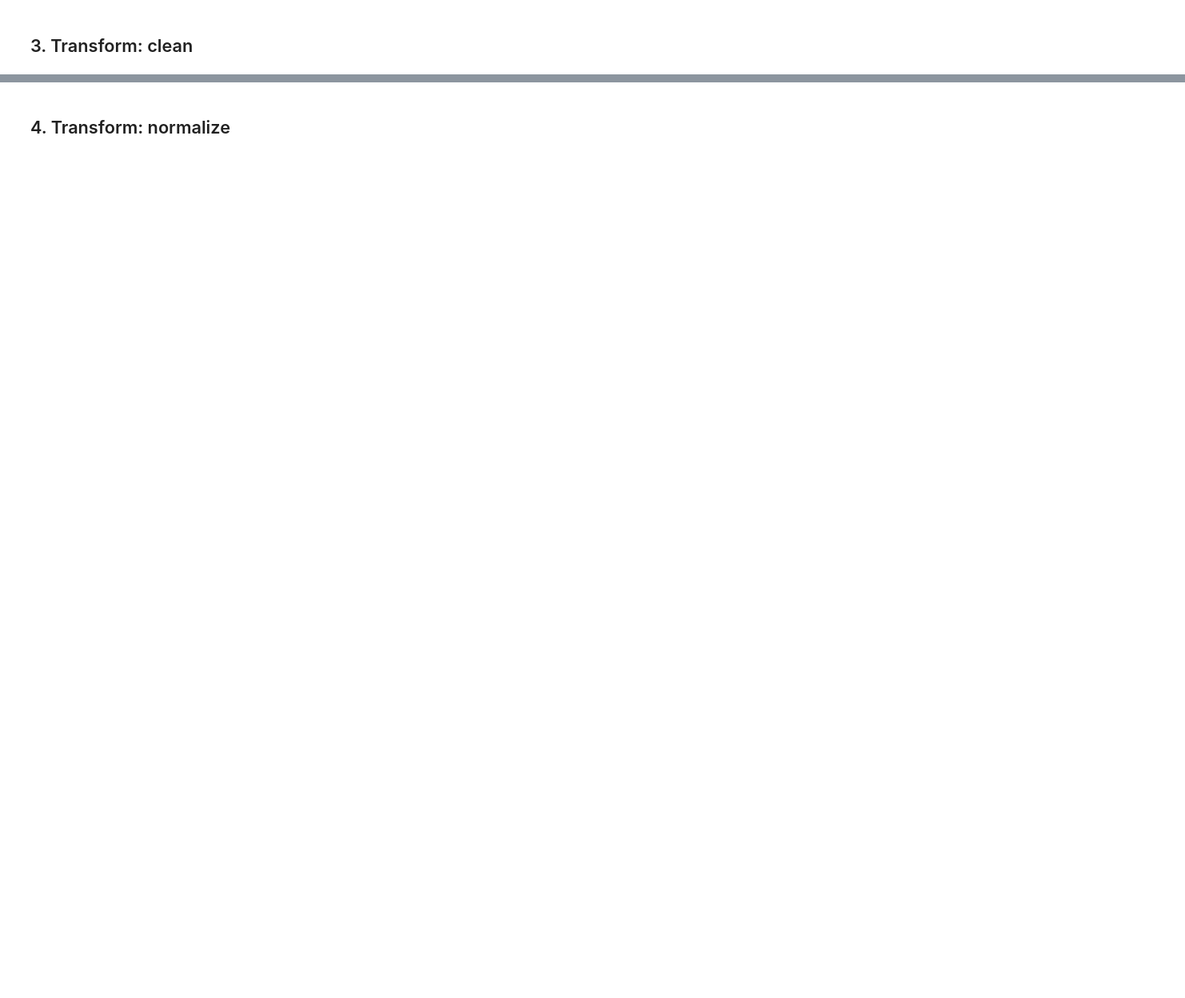
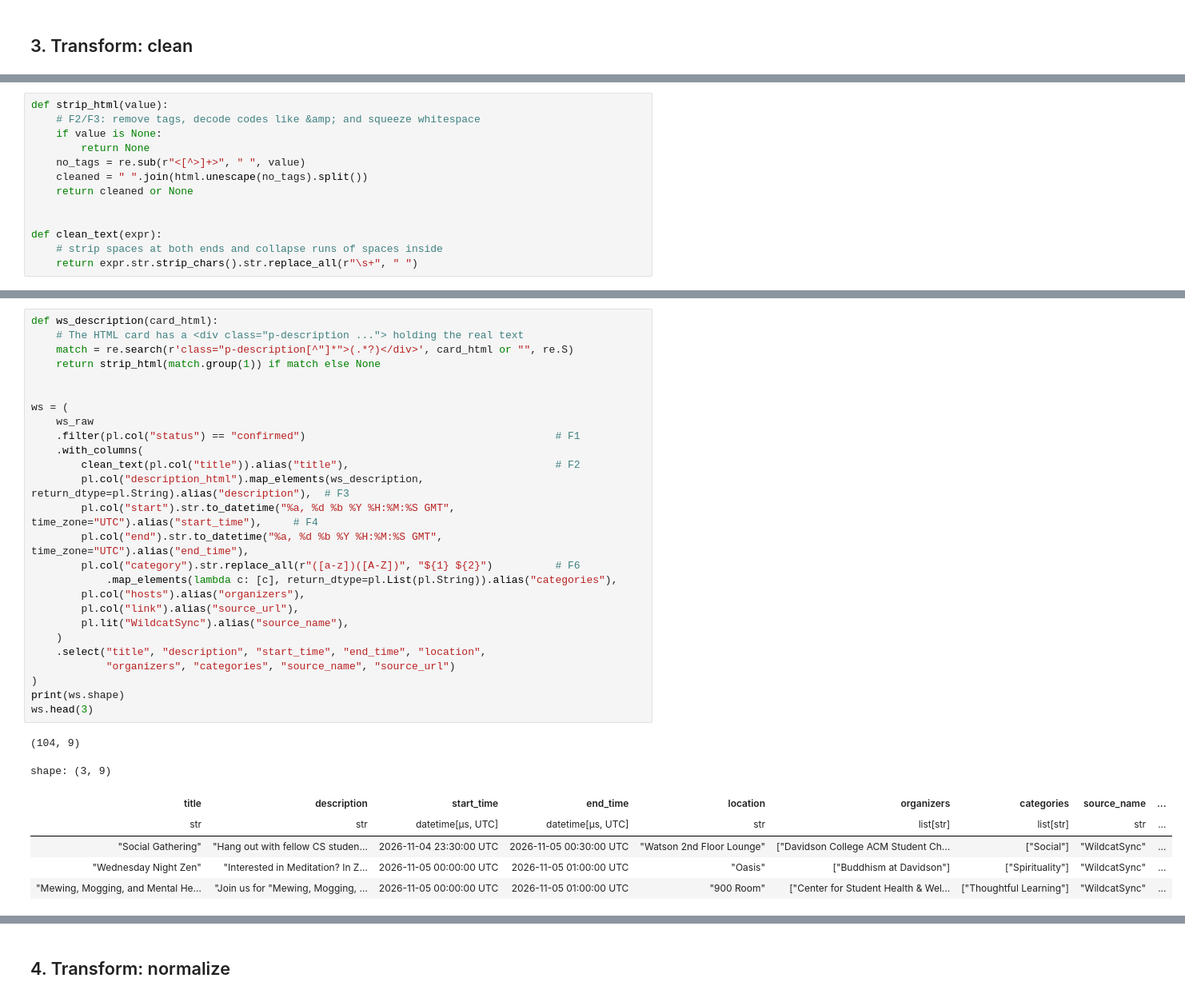
Before and after one commit to Jogarenas/CatCruxis, a Jupyter notebook: etl/etl_pipeline.ipynb, the cells around one changed output, grey strips where cells are left out. Shown at 80% size. Drawn from its saved outputs; the diff is of its cells as text; blank space fills up the shorter version.

Commit message:
ETL: clean each source and combine them

```diff
--- a/etl/etl_pipeline.ipynb
+++ b/etl/etl_pipeline.ipynb
@@ -309,0 +312,13 @@ shape: (4, 2)
+# %%
+def strip_html(value):
+    # F2/F3: remove tags, decode codes like &amp; and squeeze whitespace
+    if value is None:
+        return None
+    no_tags = re.sub(r"<[^>]+>", " ", value)
+    cleaned = " ".join(html.unescape(no_tags).split())
+    return cleaned or None
+
+
+def clean_text(expr):
+    # strip spaces at both ends and collapse runs of spaces inside
+    return expr.str.strip_chars().str.replace_all(r"\s+", " ")
@@ -309,0 +327,34 @@ shape: (4, 2)
+# %%
+def ws_description(card_html):
+    # The HTML card has a <div class="p-description ..."> holding the real text
+    match = re.search(r'class="p-description[^"]*">(.*?)</div>', card_html or "", re.S)
+    return strip_html(match.group(1)) if match else None
+
+
+ws = (
+    ws_raw
+    .filter(pl.col("status") == "confirmed")                                        # F1
+    .with_columns(
+        clean_text(pl.col("title")).alias("title"),                                 # F2
+        pl.col("description_html").map_elements(ws_description, return_dtype=pl.String).alias("description"),  # F3
+        pl.col("start").str.to_datetime("%a, %d %b %Y %H:%M:%S GMT", time_zone="UTC").alias("start_time"),     # F4
+        pl.col("end").str.to_datetime("%a, %d %b %Y %H:%M:%S GMT", time_zone="UTC").alias("end_time"),
+        pl.col("category").str.replace_all(r"([a-z])([A-Z])", "${1} ${2}")          # F6
+            .map_elements(lambda c: [c], return_dtype=pl.List(pl.String)).alias("categories"),
+        pl.col("hosts").alias("organizers"),
+        pl.col("link").alias("source_url"),
+        pl.lit("WildcatSync").alias("source_name"),
+    )
+    .select("title", "description", "start_time", "end_time", "location",
+            "organizers", "categories", "source_name", "source_url")
+)
+print(ws.shape)
+ws.head(3)
+# %% [output]
+(104, 9)
+shape: (3, 9)
+| title | description | start_time | end_time | location | organizers | categories | source_name | ... |
+| str | str | datetime[μs, UTC] | datetime[μs, UTC] | str | list[str] | list[str] | str | ... |
+| "Social Gathering" | "Hang out with fellow CS studen… | 2026-11-04 23:30:00 UTC | 2026-11-05 00:30:00 UTC | "Watson 2nd Floor Lounge" | ["Davidson College ACM Student Ch... | ["Social"] | "WildcatSync" | ... |
+| "Wednesday Night Zen" | "Interested in Meditation? In Z… | 2026-11-05 00:00:00 UTC | 2026-11-05 01:00:00 UTC | "Oasis" | ["Buddhism at Davidson"] | ["Spirituality"] | "WildcatSync" | ... |
+| "Mewing, Mogging, and Mental He… | "Join us for "Mewing, Mogging, … | 2026-11-05 00:00:00 UTC | 2026-11-05 01:00:00 UTC | "900 Room" | ["Center for Student Health & Wel... | ["Thoughtful Learning"] | "WildcatSync" | ... |
```
Also changed, not shown: parts of 8 cells of this notebook.
